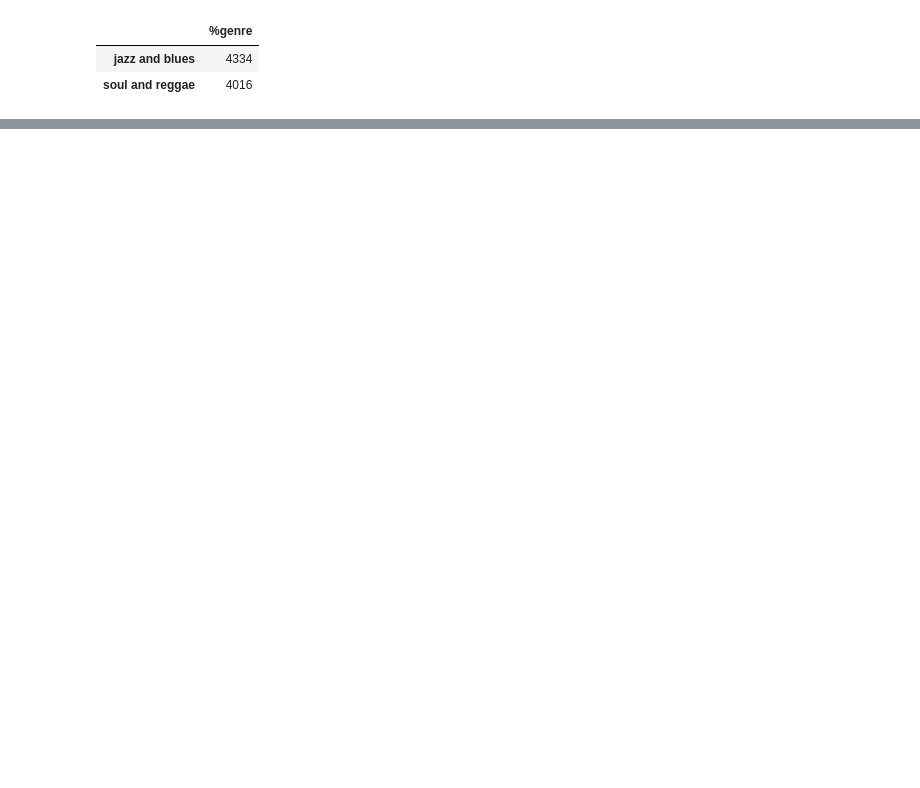
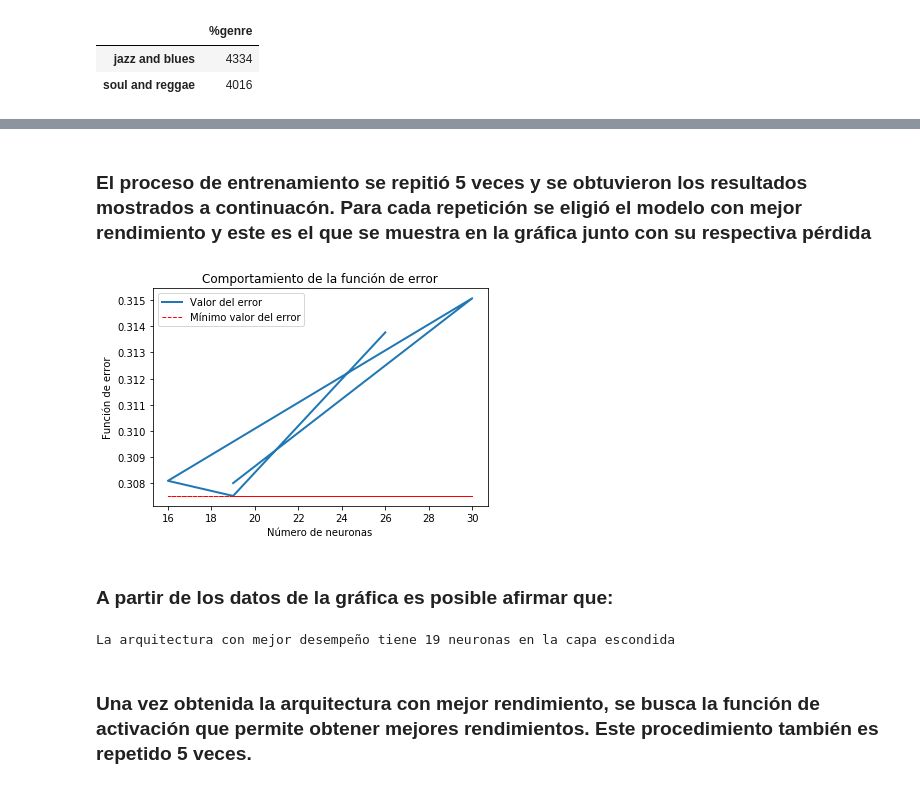
Before and after one commit to jato25/MachineLearning, a Jupyter notebook: Reto 5.ipynb, the cells around one changed output, grey strips where cells are left out. Cells and saved outputs as stored; diff of their text form; code cells hidden in the pictures; blank space fills up the shorter version.

```diff
--- a/Reto 5.ipynb
+++ b/Reto 5.ipynb
@@ -296,0 +63,9 @@ pl.show()
+# %%
+from sklearn.preprocessing import StandardScaler, LabelEncoder
+
+scaler = StandardScaler()
+lblEncoder = LabelEncoder()
+
+y = lblEncoder.fit(np.unique(y)).transform(y)
+##Se estandarizan los datos provenientes del archivo
+X = scaler.fit(X).transform(X)
@@ -296,0 +110,13 @@ pl.show()
+# %%
+from tensorflow.keras.models import Sequential
+from tensorflow.keras.layers import Dense
+
+def getMoldel(neurons, activation='relu', optimizer='adam'):
+    model = Sequential()
+    model.add(Dense(units=neurons, activation=activation, input_dim=X.shape[1]))
+    model.add(Dense(1, activation='sigmoid'))
+    model.compile(loss='binary_crossentropy', optimizer=optimizer)
+    return model
+# %%
+best_models_neurons = []
+best_models_loss = []
@@ -296,0 +169,35 @@ pl.show()
+# %% [markdown]
+### El proceso de entrenamiento se repitió 5 veces y se obtuvieron los resultados mostrados a continuacón. Para cada repetición se eligió el modelo con mejor rendimiento y este es el que se muestra en la gráfica junto con su respectiva pérdida
+# %%
+import pylab as pl
+
+def plot_model_info(x,y,x_label):
+
+    pl.plot(x, y,
+            linewidth=2,
+            label='Valor del error')
+
+    pl.plot(x,[min(y)]*len(x),
+            linestyle = '--',
+            linewidth = 1,
+            color = 'red',
+            label = 'Mínimo valor del error')
+
+    pl.xlabel(x_label)
+    pl.ylabel('Función de error')
+    pl.title('Comportamiento de la función de error')
+    pl.legend()
+    pl.show()
+
+plot_model_info(best_models_neurons,best_models_loss,'Número de neuronas')
+# %% [output]
+[figure, added]
+# %% [markdown]
+### A partir de los datos de la gráfica es posible afirmar que:
+# %%
+hidden_layer_neurons = best_models_neurons[best_models_loss.index(min(best_models_loss))]
+print('La arquitectura con mejor desempeño tiene %d neuronas en la capa escondida' % (hidden_layer_neurons))
+# %% [output]
+La arquitectura con mejor desempeño tiene 19 neuronas en la capa escondida
+# %% [markdown]
+### Una vez obtenida la arquitectura con mejor rendimiento, se busca la función de activación que permite obtener mejores rendimientos. Este procedimiento también es repetido 5 veces.
```
Also changed, not shown: parts of 59 cells of this notebook.
